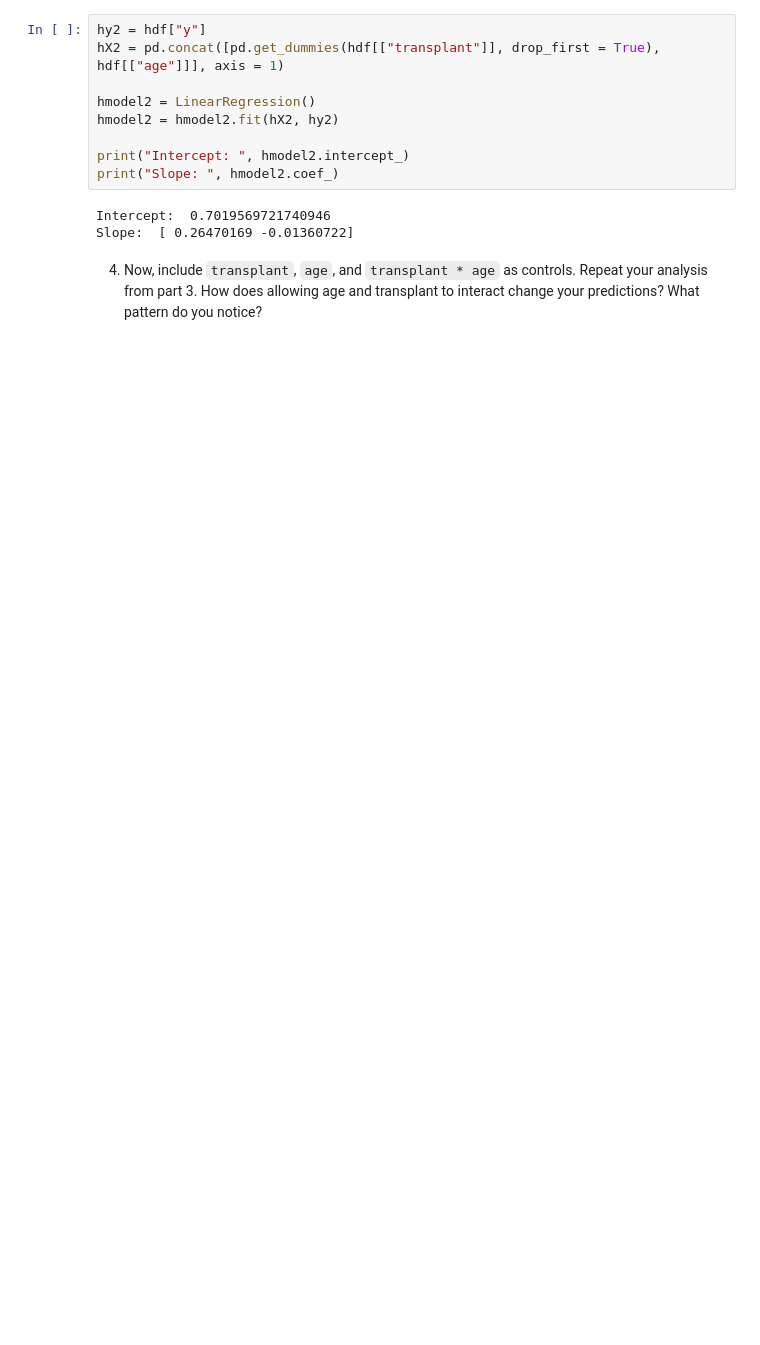
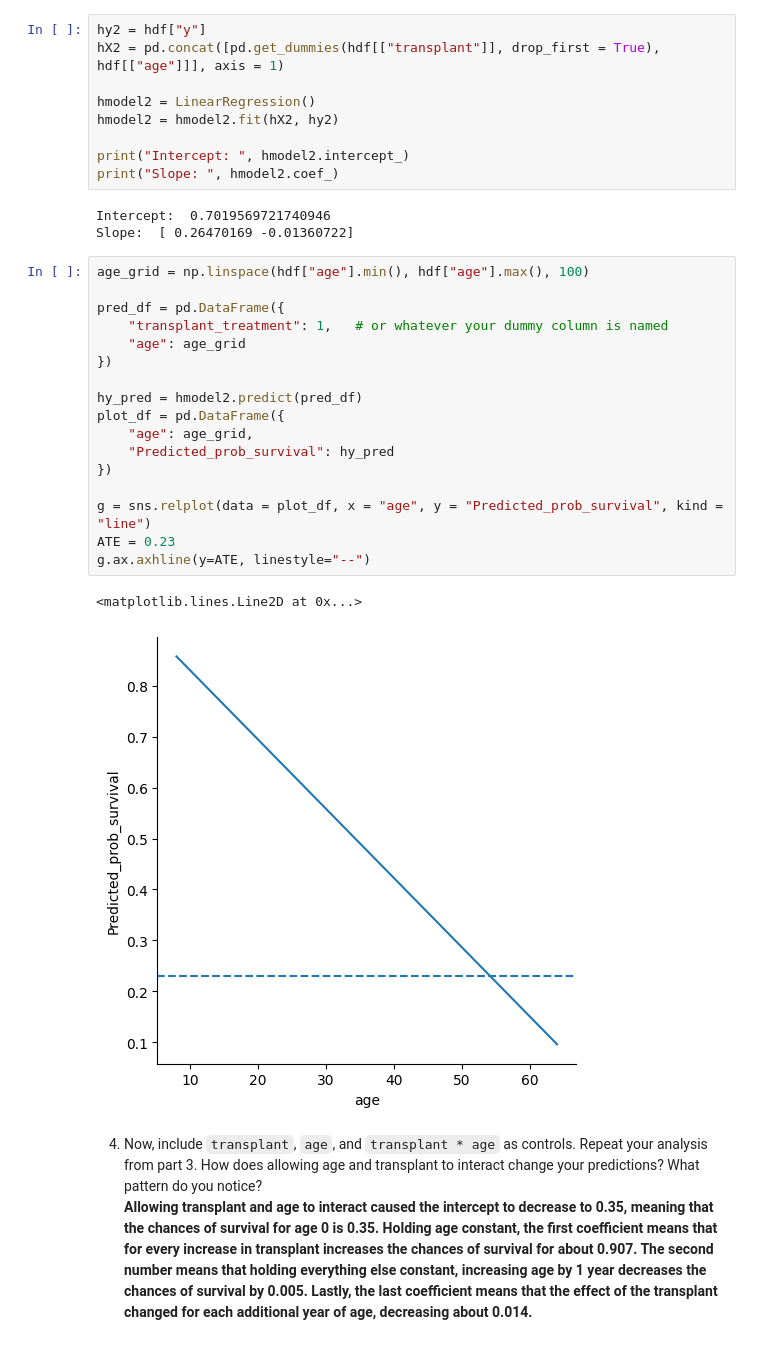
Before and after one commit to fortunecookie040/undergrad_ml_assignments, a Jupyter notebook: 03_assignment_linear_models.ipynb, the cells around one changed output. Saved outputs shown, nothing was run; the diff lists cells and outputs as text; blank space fills up the shorter version.

```diff
--- a/03_assignment_linear_models.ipynb
+++ b/03_assignment_linear_models.ipynb
@@ -417,5 +418,26 @@ print("Slope: ", hmodel2.coef_)
 # %% [output]
 Intercept:  0.7019569721740946
 Slope:  [ 0.26470169 -0.01360722]
+# %%
+age_grid = np.linspace(hdf["age"].min(), hdf["age"].max(), 100)
+
+pred_df = pd.DataFrame({
+    "transplant_treatment": 1,   # or whatever your dummy column is named
+    "age": age_grid
+})
+
+hy_pred = hmodel2.predict(pred_df)
+plot_df = pd.DataFrame({
+    "age": age_grid,
+    "Predicted_prob_survival": hy_pred
+})
+
+g = sns.relplot(data = plot_df, x = "age", y = "Predicted_prob_survival", kind = "line")
+ATE = 0.23
+g.ax.axhline(y=ATE, linestyle="--")
+# %% [output]
+<matplotlib.lines.Line2D at 0x...>
+[figure, added]
 # %% [markdown]
-4. Now, include `transplant`, `age`, and `transplant * age` as controls. Repeat your analysis from part 3. How does allowing age and transplant to interact change your predictions? What pattern do you notice?
+4. Now, include `transplant`, `age`, and `transplant * age` as controls. Repeat your analysis from part 3. How does allowing age and transplant to interact change your predictions? What pattern do you notice?\
+**Allowing transplant and age to interact caused the intercept to decrease to 0.35, meaning that the chances of survival for age 0 is 0.35. Holding age constant, the first coefficient means that for every increase in transplant increases the chances of survival for about 0.907. The second number means that holding everything else constant, increasing age by 1 year decreases the chances of survival by 0.005. Lastly, the last coefficient means that the effect of the transplant changed for each additional year of age, decreasing about 0.014.**
```
Also changed, not shown: parts of 5 cells of this notebook.
